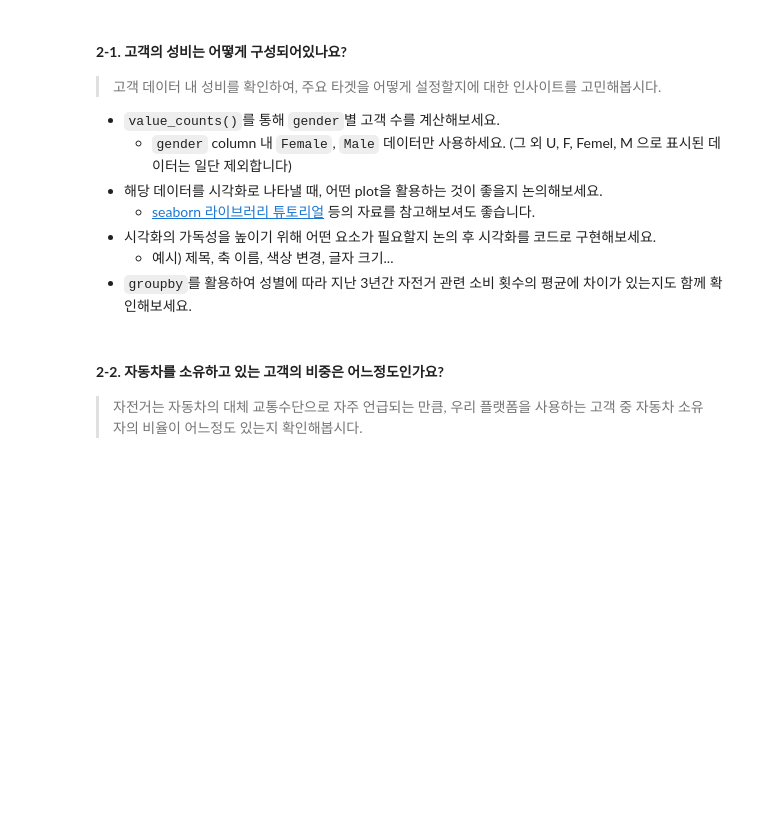
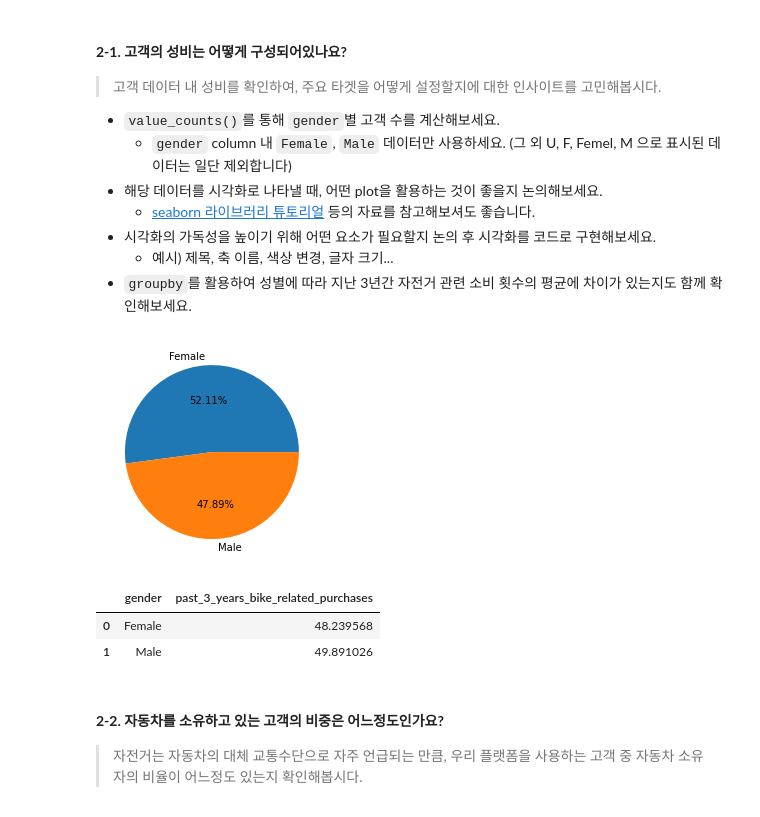
Before and after one commit to Ryu4824/code-states, a Jupyter notebook: Sprint1_Mini_Project_(4조).ipynb, the cells around one changed output. Cells and saved outputs as stored; diff of their text form; code cells hidden in the pictures; blank space fills up the shorter version.

```diff
--- a/Sprint1_Mini_Project_(4조).ipynb
+++ b/Sprint1_Mini_Project_(4조).ipynb
@@ -141,8 +141,7 @@ Data columns (total 12 columns):
 dtypes: float64(1), int64(2), object(9)
 memory usage: 375.1+ KB
 # %%
-customer.iloc[:,0:11]=customer.iloc[:,0:11].fillna('missing')
-customer.loc[:,'tenure'] = customer.loc[:,'tenure'].fillna(np.nan)
+customer.iloc[:,0:12]=customer.iloc[:,0:12].fillna(np.nan)
 # %% [markdown]
 #### **2-4. `customer`에 중복값이 있는지 확인한 뒤, 있다면 제거하세요.**
 > 💡 **Hint)** duplicated
@@ -187,6 +188,24 @@ customer.duplicated().sum()
 - 시각화의 가독성을 높이기 위해 어떤 요소가 필요할지 논의 후 시각화를 코드로 구현해보세요.
   - 예시) 제목, 축 이름, 색상 변경, 글자 크기...
 - `groupby`를 활용하여 성별에 따라 지난 3년간 자전거 관련 소비 횟수의 평균에 차이가 있는지도 함께 확인해보세요.
+# %%
+import matplotlib.pyplot as plt
+
+gender_counts = customer[customer['gender'].isin(['Female', 'Male'])]['gender'].value_counts()
+labels = 'Female','Male'
+Female = customer[customer['gender'] == 'Female']
+Male = customer[customer['gender'] == 'Male']
+sizes = [Female.gender.count(),Male.gender.count()]
+fig, ax = plt.subplots()
+ax.pie(sizes, labels=labels,autopct=lambda p : '{:.2f}%'.format(p));
+# %% [output]
+[figure, added]
+# %%
+customer[(customer['gender']=='Female') | (customer['gender']=='Male')].groupby('gender', as_index=False)['past_3_years_bike_related_purchases'].mean()
+# %% [output]
+|  | gender | past_3_years_bike_related_purchases |
+| 0 | Female | 48.239568 |
+| 1 | Male | 49.891026 |
 # %% [markdown]
 #### **2-2. 자동차를 소유하고 있는 고객의 비중은 어느정도인가요?**
 > 자전거는 자동차의 대체 교통수단으로 자주 언급되는 만큼, 우리 플랫폼을 사용하는 고객 중 자동차 소유자의 비율이 어느정도 있는지 확인해봅시다.
```
Also changed, not shown: parts of 5 cells of this notebook.
